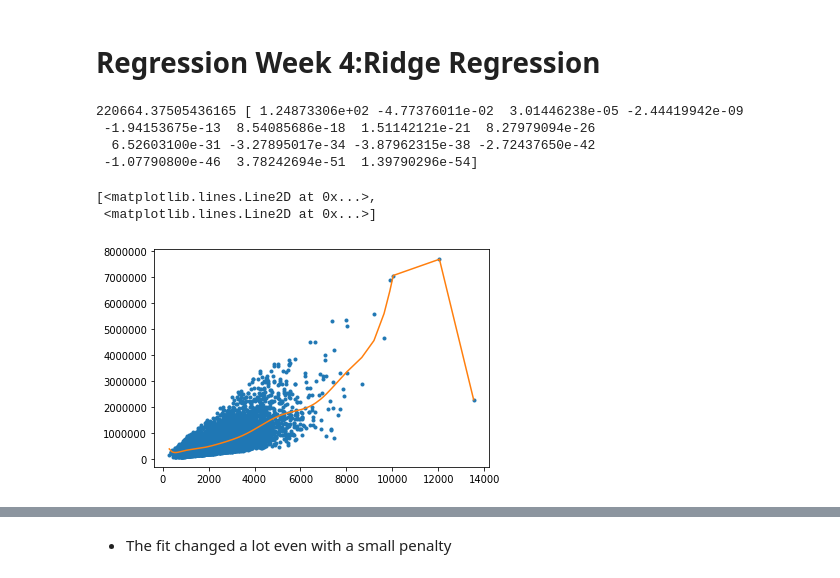
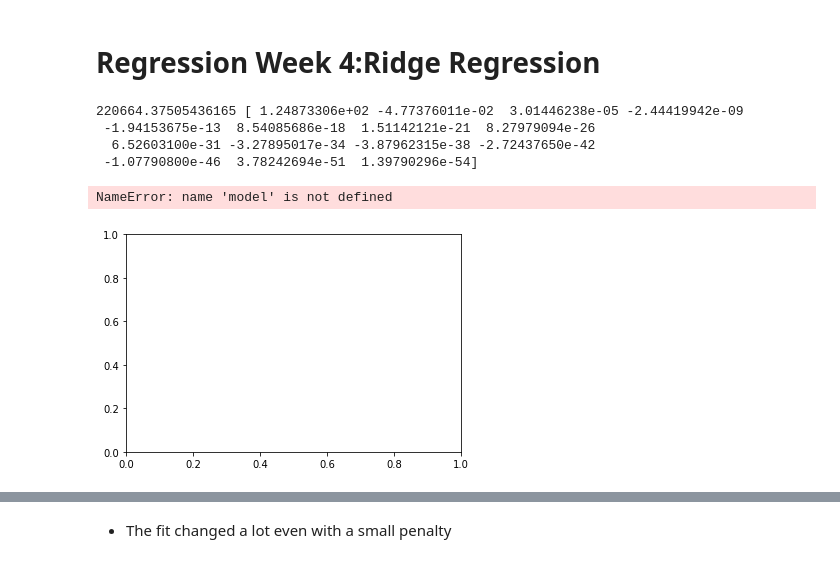
Before and after one commit to eduardobaratela/Regression-University-of-Washington-Coursera, a Jupyter notebook: myNotebook.ipynb, the cells around one changed output, grey strips where cells are left out. Saved outputs shown, nothing was run; the diff lists cells and outputs as text; code cells hidden in the pictures.

```diff
--- a/myNotebook.ipynb
+++ b/myNotebook.ipynb
@@ -14,9 +14,9 @@ dtype_dict = {'bathrooms':float, 'waterfront':int, 'sqft_above':int, 'sqft_livin
               'long':float, 'sqft_lot15':float, 'sqft_living':float, 'floors':str, 'condition':int,
               'lat':float, 'date':str, 'sqft_basement':int, 'yr_built':int, 'id':str, 'sqft_lot':int, 'view':int}
 # %%
-sales = pd.read_csv('kc_house_data.csv', dtype=dtype_dict)
-train_data = pd.read_csv('kc_house_train_data.csv', dtype=dtype_dict)
-test_data = pd.read_csv('kc_house_test_data.csv', dtype=dtype_dict)
+sales = pd.read_csv('datasets\kc_house_data.csv', dtype=dtype_dict)
+train_data = pd.read_csv('datasets\kc_house_train_data.csv', dtype=dtype_dict)
+test_data = pd.read_csv('datasets\kc_house_test_data.csv', dtype=dtype_dict)
 # %%
 sales.head()
 # %% [output]
@@ -308,35 +308,34 @@ print(rss)
 # Regression Week 4:Ridge Regression
 # %%
 #Using datasets
-sales = pd.read_csv('kc_house_data.csv', dtype=dtype_dict)
+sales = pd.read_csv('datasets\kc_house_data.csv', dtype=dtype_dict)
 sales = sales.sort_values(['sqft_living','price'])
 
-set_1 = pd.read_csv('wk3_kc_house_set_1_data.csv', dtype=dtype_dict)
-set_2 = pd.read_csv('wk3_kc_house_set_2_data.csv', dtype=dtype_dict)
-set_3 = pd.read_csv('wk3_kc_house_set_3_data.csv', dtype=dtype_dict)
-set_4 = pd.read_csv('wk3_kc_house_set_4_data.csv', dtype=dtype_dict)
+set_1 = pd.read_csv('datasets\wk3_kc_house_set_1_data.csv', dtype=dtype_dict)
+set_2 = pd.read_csv('datasets\wk3_kc_house_set_2_data.csv', dtype=dtype_dict)
+set_3 = pd.read_csv('datasets\wk3_kc_house_set_3_data.csv', dtype=dtype_dict)
+set_4 = pd.read_csv('datasets\wk3_kc_house_set_4_data.csv', dtype=dtype_dict)
 
-train_valid_shuffled = pd.read_csv('wk3_kc_house_train_valid_shuffled.csv', dtype=dtype_dict)
-test = pd.read_csv('wk3_kc_house_test_data.csv', dtype=dtype_dict)
+train_valid_shuffled = pd.read_csv('datasets\wk3_kc_house_train_valid_shuffled.csv', dtype=dtype_dict)
+test = pd.read_csv('datasets\wk3_kc_house_test_data.csv', dtype=dtype_dict)
 # %%
 poly15_data = polynomial_dataframe(sales['sqft_living'], 15)
 
 l2_small_penalty = 1.5e-5
-modle = Ridge(alpha=l2_small_penalty, normalize=True)
+model = Ridge(alpha=l2_small_penalty, normalize=True)
 modle.fit(poly15_data, sales['price'])
 print(modle.intercept_, modle.coef_)
 
 fig = plt.subplots(figsize=(6, 4))
 plt.plot(poly15_data['power_1'],sales['price'],'.',
          poly15_data['power_1'], model.predict(poly15_data),'-')
 # %% [output]
 220664.37505436165 [ 1.24873306e+02 -4.77376011e-02  3.01446238e-05 -2.44419942e-09
  -1.94153675e-13  8.54085686e-18  1.51142121e-21  8.27979094e-26
   6.52603100e-31 -3.27895017e-34 -3.87962315e-38 -2.72437650e-42
  -1.07790800e-46  3.78242694e-51  1.39790296e-54]
-[<matplotlib.lines.Line2D at 0x...>,
- <matplotlib.lines.Line2D at 0x...>]
+NameError: name 'model' is not defined
-[figure, old version]
+[figure, new version]
 # %%
 def ridge_e_plot(df, grau, l2_penalty, x, y, title):
     poly_data = polynomial_dataframe(df['sqft_living'], grau)
```
Also changed, not shown: parts of 5 cells of this notebook, 12 other files.
